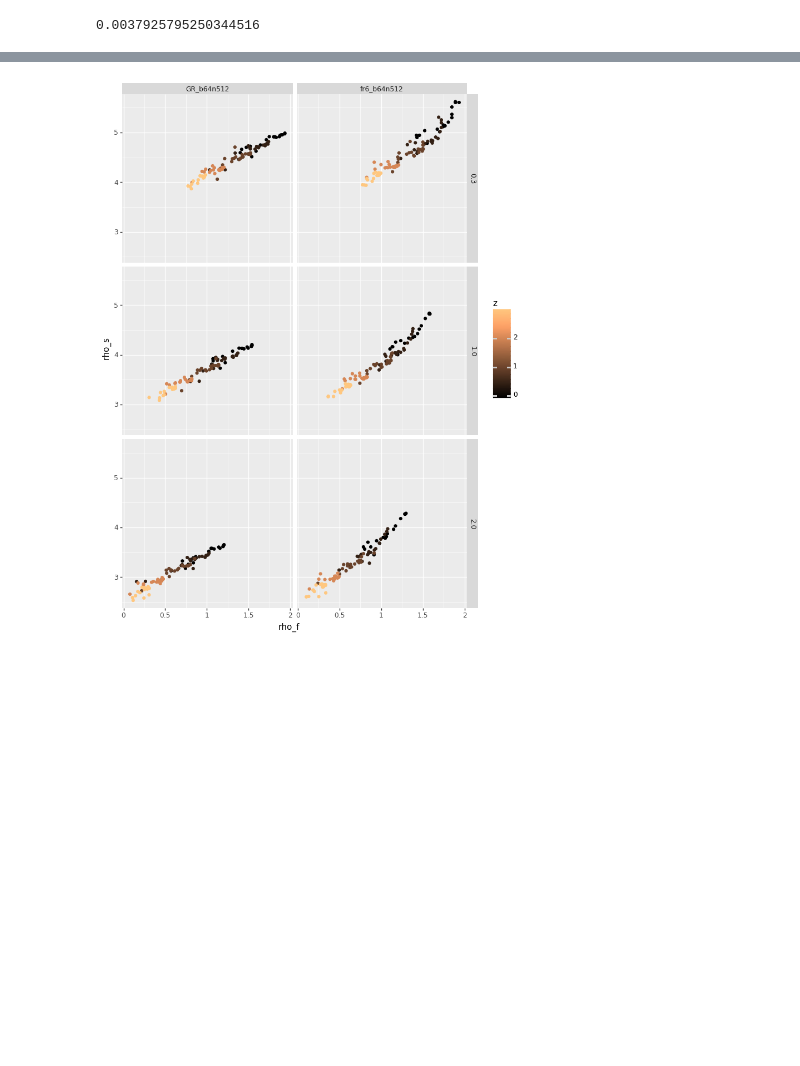
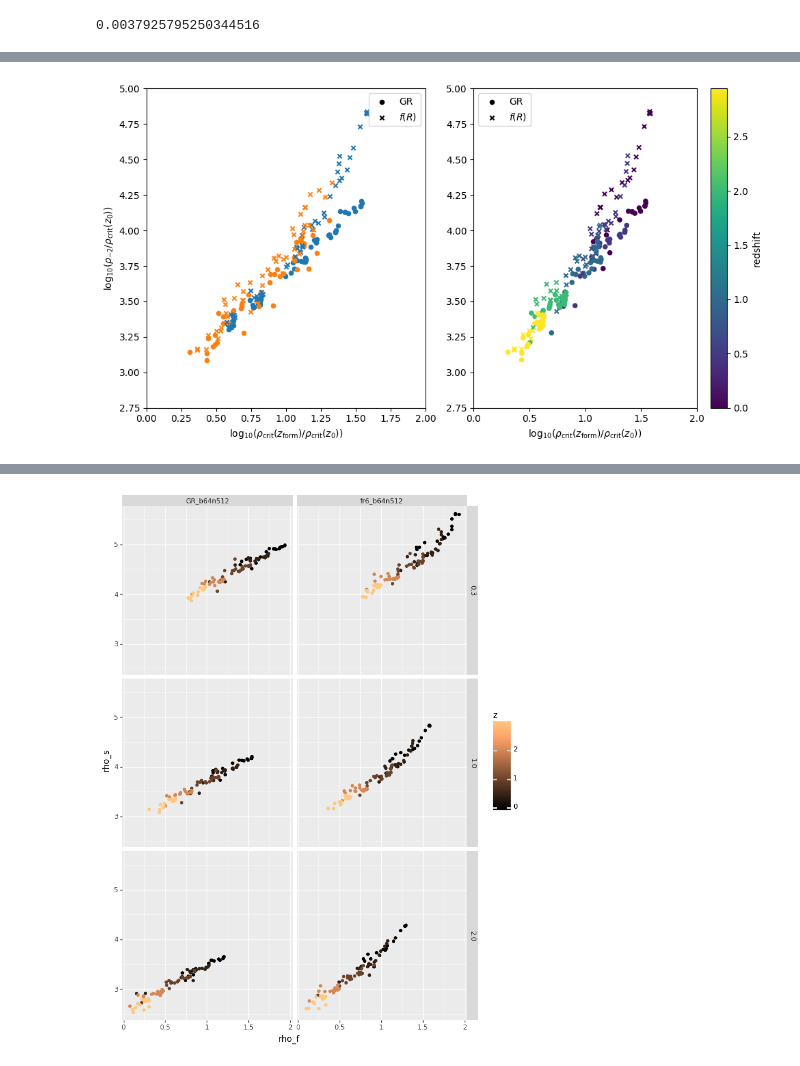
Before and after one commit to oleskiewicz/hbtp, a Jupyter notebook: relation.ipynb, the cells around one changed output, grey strips where cells are left out. Saved outputs shown, nothing was run; the diff lists cells and outputs as text; code cells hidden in the pictures; blank space fills up the shorter version.

```diff
--- a/relation.ipynb
+++ b/relation.ipynb
@@ -130,3 +130,68 @@ fig.tight_layout()
+# %%
+fig, ax = plt.subplots(nrows=1, ncols=2, figsize=(10.0, 5.5))
+
+thresholds = [9, 11, 12, 12, 11]
+
+_d = d[
+    (d['grav'] == 'GR_b64n512') &
+    (d['f'] == NFW_f) &
+    (d['rs_f'] == rs_f)
+]
+
+for i, _s in enumerate([51, 61, 78, 93, 122]):
+    ax[0].scatter(
+        x=_d[(_d['snap'] == _s) & (_d['bin'] < thresholds[i])]['rho_f'],
+        y=_d[(_d['snap'] == _s) & (_d['bin'] < thresholds[i])]['rho_s'],
+        marker='o', s=20, label=None, color='C0',
+    )
+    ax[0].scatter(
+        x=_d[(_d['snap'] == _s) & (_d['bin'] >= thresholds[i])]['rho_f'],
+        y=_d[(_d['snap'] == _s) & (_d['bin'] >= thresholds[i])]['rho_s'],
+        marker='o', s=20, label=None, color='C1',
+    )
+
+ax[1].scatter(x=_d['rho_f'], y=_d['rho_s'], marker='o', c=_d['z'], s=20, label=None)
+
+_d = d[
+    (d['grav'] == 'fr6_b64n512') &
+    (d['f'] == NFW_f) &
+    (d['rs_f'] == rs_f)
+]
+
+for i, _s in enumerate([51, 61, 78, 93, 122]):
+    ax[0].scatter(
+        x=_d[(_d['snap'] == _s) & (_d['bin'] < thresholds[i])]['rho_f'],
+        y=_d[(_d['snap'] == _s) & (_d['bin'] < thresholds[i])]['rho_s'],
+        marker='x', s=20, label=None, color='C0',
+    )
+    ax[0].scatter(
+        x=_d[(_d['snap'] == _s) & (_d['bin'] >= thresholds[i])]['rho_f'],
+        y=_d[(_d['snap'] == _s) & (_d['bin'] >= thresholds[i])]['rho_s'],
+        marker='x', s=20, label=None, color='C1',
+    )
+
+fig.colorbar(
+    ax[1].scatter(x=_d['rho_f'], y=_d['rho_s'], marker='x', c=_d['z'], s=20, label=None),
+    label=r'redshift',
+    ticks=[0.0, 0.5, 1.0, 1.5, 2.0, 2.5, ],
+    ax=ax[1],
+)
+
+ax[0].set_ylabel(r"$\log_{10}(\rho_{-2} / \rho_{\mathrm{crit}}(z_{0}))$")
+
+for a in ax:
+    a.set_xlabel(r"$\log_{10}(\rho_{\mathrm{crit}}(z_{\mathrm{form}}) / \rho_{\mathrm{crit}}(z_{0}))$")
+    a.set_xlim((0.0, 2.0))
+    a.set_ylim((2.75, 5))
+    a.scatter([], [], c='k', s=20, marker='o', label=r'GR')
+    a.scatter([], [], c='k', s=20, marker='x', label=r'$f(R)$')
+    a.legend()
+
+fig.tight_layout()
+
+# fig.savefig('./plots/rhorho_all.pdf')
+# %% [output]
+[figure, added]
 # %%
 fig, ax = plt.subplots(nrows=1, ncols=2, figsize=(7.0, 3.4))
 # fig.suptitle(r"$rs_{f}=%.2f, f=%.2f$" % (rs_f, NFW_f))
```
Also changed, not shown: parts of 2 cells of this notebook, 17 other files.
